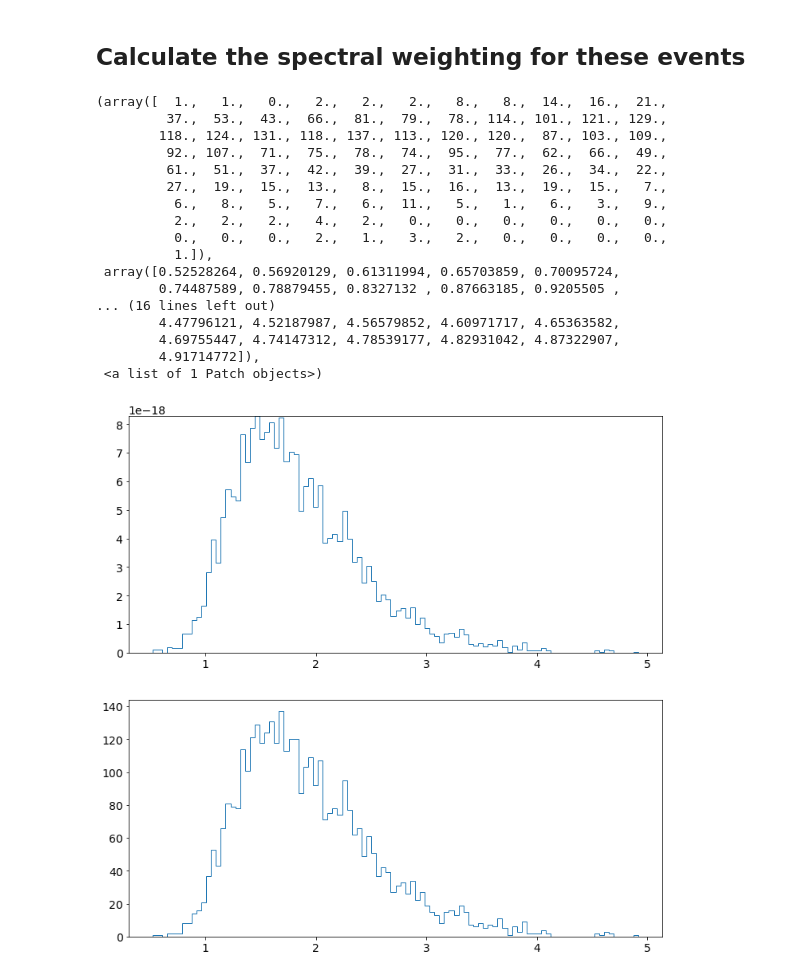
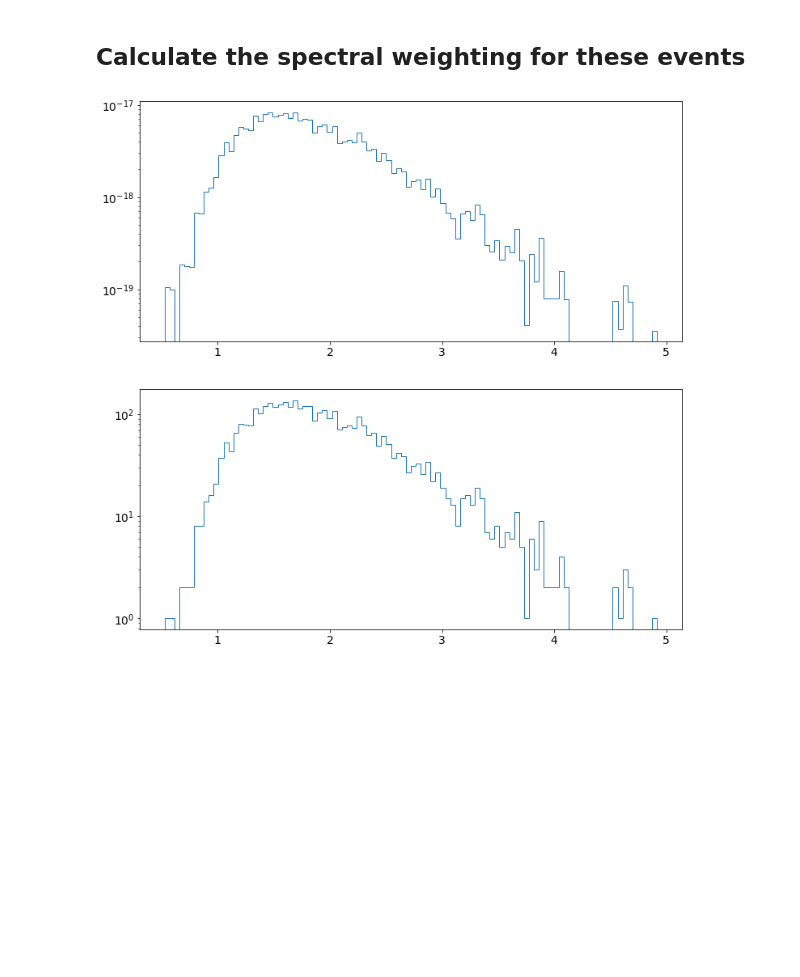
Before and after one commit to cta-observatory/cta-lstchain, a Jupyter notebook: notebooks/Step_by_Step_dl0_to_dl1.ipynb, the cells around one changed output. Cells and saved outputs as stored; diff of their text form; code cells hidden in the pictures; blank space fills up the shorter version.

```diff
--- a/notebooks/Step_by_Step_dl0_to_dl1.ipynb
+++ b/notebooks/Step_by_Step_dl0_to_dl1.ipynb
@@ -472,25 +472,10 @@ df_dl1['w'] = ((df_dl1['mc_energy']/E0)**(index_w-index))*R/N_
 # %%
 plt.figure(figsize=(12,12))
 plt.subplot(211)
 plt.hist(df_dl1['mc_energy'],histtype=u'step',bins=100,weights = df_dl1['w'])
+plt.yscale('log')
 plt.subplot(212)
 plt.hist(df_dl1['mc_energy'],histtype=u'step',bins=100)
+plt.yscale('log')
 # %% [output]
-(array([  1.,   1.,   0.,   2.,   2.,   2.,   8.,   8.,  14.,  16.,  21.,
-         37.,  53.,  43.,  66.,  81.,  79.,  78., 114., 101., 121., 129.,
-        118., 124., 131., 118., 137., 113., 120., 120.,  87., 103., 109.,
-         92., 107.,  71.,  75.,  78.,  74.,  95.,  77.,  62.,  66.,  49.,
-         61.,  51.,  37.,  42.,  39.,  27.,  31.,  33.,  26.,  34.,  22.,
-         27.,  19.,  15.,  13.,   8.,  15.,  16.,  13.,  19.,  15.,   7.,
-          6.,   8.,   5.,   7.,   6.,  11.,   5.,   1.,   6.,   3.,   9.,
-          2.,   2.,   2.,   4.,   2.,   0.,   0.,   0.,   0.,   0.,   0.,
-          0.,   0.,   0.,   2.,   1.,   3.,   2.,   0.,   0.,   0.,   0.,
-          1.]),
- array([0.52528264, 0.56920129, 0.61311994, 0.65703859, 0.70095724,
-        0.74487589, 0.78879455, 0.8327132 , 0.87663185, 0.9205505 ,
-... (16 lines left out)
-        4.47796121, 4.52187987, 4.56579852, 4.60971717, 4.65363582,
-        4.69755447, 4.74147312, 4.78539177, 4.82931042, 4.87322907,
-        4.91714772]),
- <a list of 1 Patch objects>)
-[figure, old version]
+[figure, new version]
```
Also changed, not shown: parts of 1 cell of this notebook.
